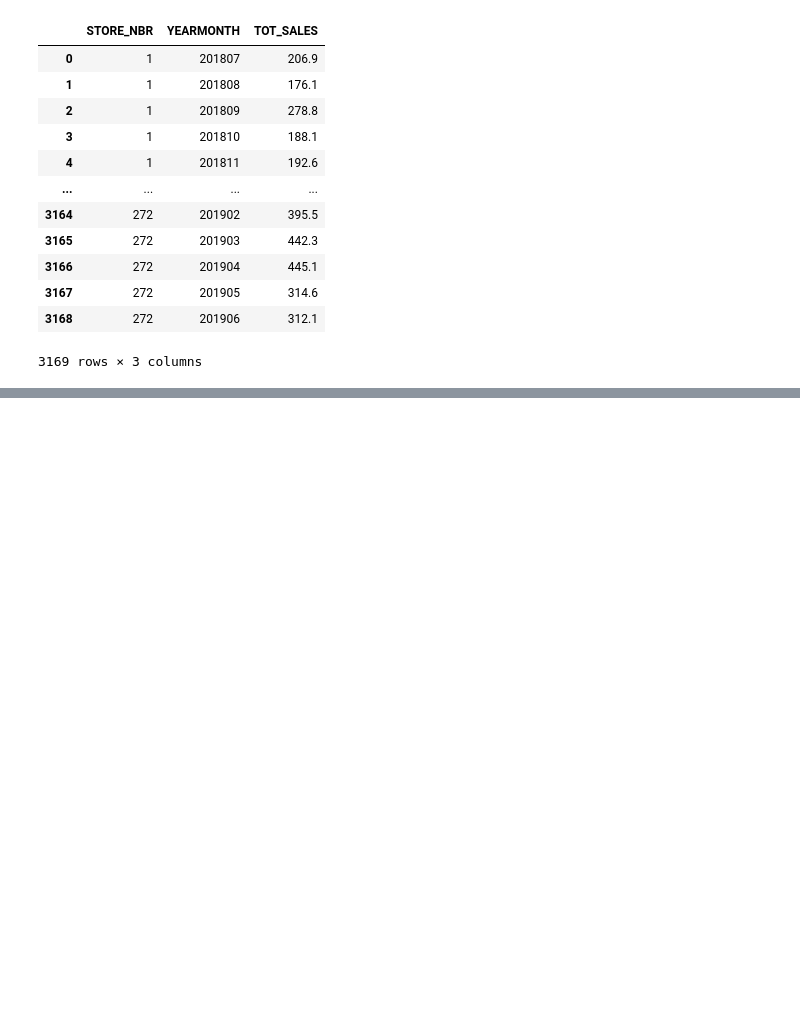
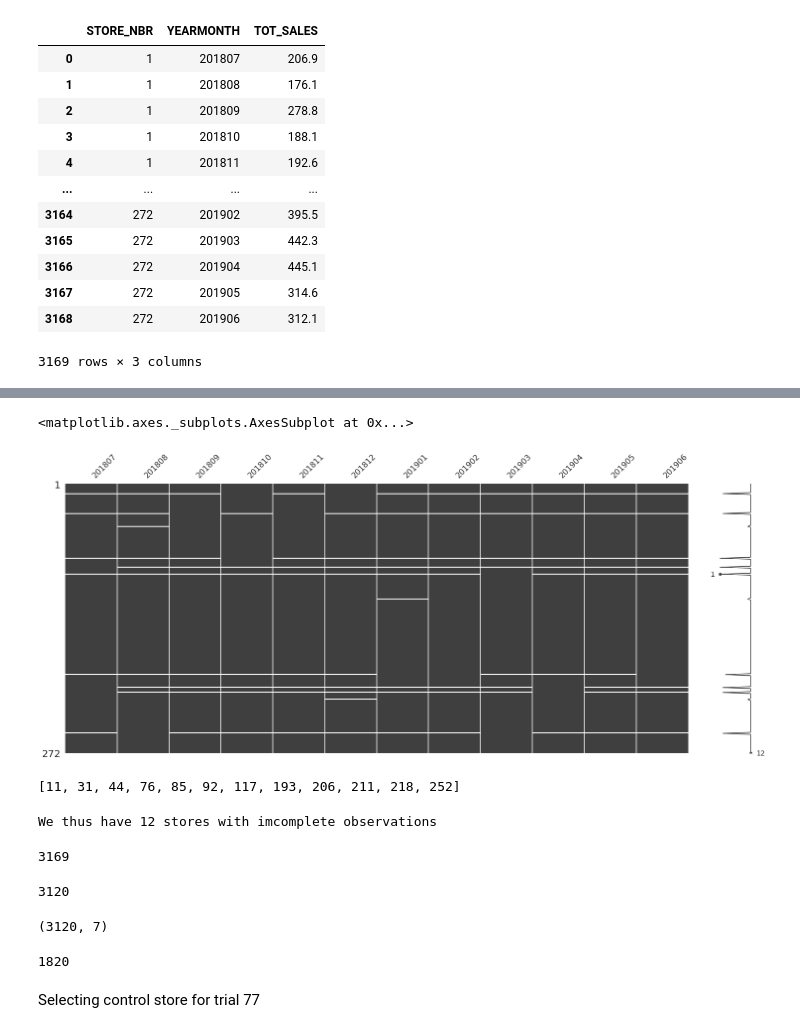
Before and after one commit to wa-le/Quantium-Forage-Virtual-Internship, a Jupyter notebook: my_quantium_T2.ipynb, the cells around one changed output, grey strips where cells are left out. Drawn from its saved outputs; the diff is of its cells as text; code cells hidden in the pictures; blank space fills up the shorter version.

```diff
--- a/my_quantium_T2.ipynb
+++ b/my_quantium_T2.ipynb
@@ -184,0 +257,4 @@ df1.head(1)
+# %%
+# now, we check stores that have no sale(no full observation) during our total observation period
+no_sale = pd.pivot_table(df1, index = 'STORE_NBR', columns = 'YEARMONTH', values = 'TXN_ID', aggfunc = 'count')
+no_sale
@@ -184,0 +294,38 @@ df1.head(1)
+# %%
+# still checking for incomplete obs
+mn.matrix(no_sale)
+# %% [output]
+<matplotlib.axes._subplots.AxesSubplot at 0x...>
+[figure, added]
+# %%
+no_sale_store = no_sale[no_sale.isnull().any(axis=1)].index.to_list()
+display(no_sale_store)
+print()
+length = len(no_sale_store)
+print(f"We thus have {length} stores with imcomplete observations")
+# %% [output]
+[11, 31, 44, 76, 85, 92, 117, 193, 206, 211, 218, 252]
+We thus have 12 stores with imcomplete observations
+# %%
+# now we remove those stores from our df_measureOverTime dataframe
+len(df_measureOverTime)
+# %% [output]
+3169
+# %%
+#dropping the null/no_sale_stores
+# df_measureOverTime becomes a DataFrame that contains data whose store number is not in the no_sale_store list
+df_measureOverTime = df_measureOverTime[~df_measureOverTime['STORE_NBR'].isin(no_sale_store)]
+display(len(df_measureOverTime))
+# %% [output]
+3120
+# %%
+df_measureOverTime.shape()
+# %% [output]
+(3120, 7)
+# %%
+# Ctreating a new DataFrame - df_pretrial_m - to contain the period before the trial
+# filter df_measureOverTime to get period before 'YEARMONTH' 201902
+df_pretrial_m = df_measureOverTime[df_measureOverTime['YEARMONTH'] < 201902]
+len(df_pretrial_m)
+# %% [output]
+1820
@@ -184,0 +360,2 @@ df1.head(1)
+# %% [markdown]
+Selecting control store for trial 77
```
Also changed, not shown: parts of 28 cells of this notebook.
